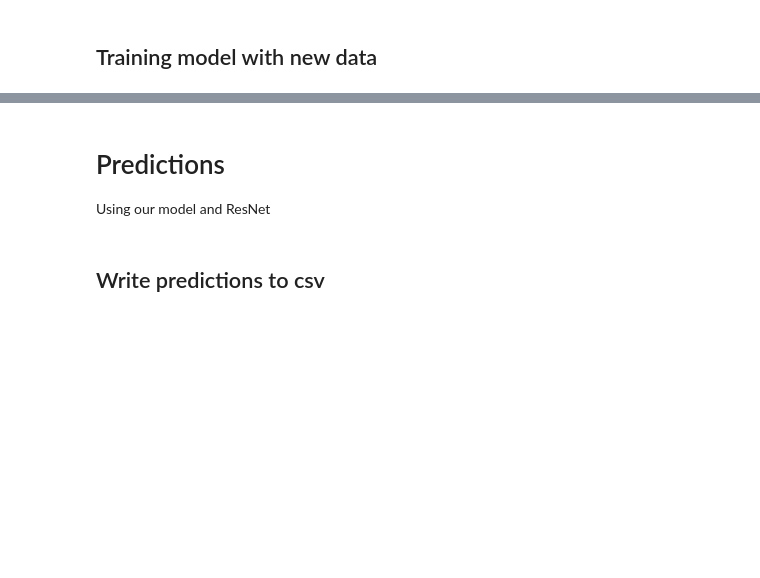
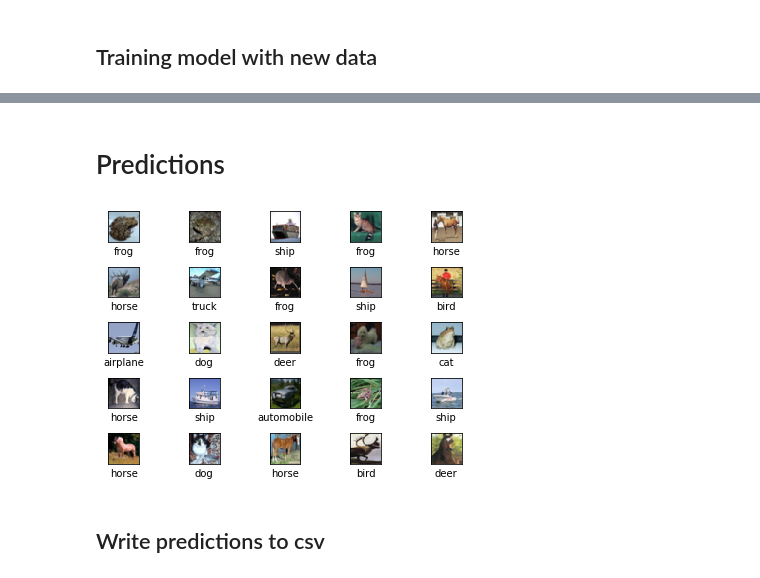
Before and after one commit to ryansun12/CSE142, a Jupyter notebook: Project 3.ipynb, the cells around one changed output, grey strips where cells are left out. Cells and saved outputs as stored; diff of their text form; code cells hidden in the pictures; blank space fills up the shorter version.

```diff
--- a/Project 3.ipynb
+++ b/Project 3.ipynb
@@ -413,3 +493,3 @@ output = tf.keras.layers.Dense(10, activation='softmax')(resnet.output)
 # %%
-res = tf.keras.models.Model(resnet.input, output)
-res.summary()
+resnet_model = tf.keras.models.load_model('resnet.h5')
+resnet_model.summary()
@@ -434,2 +498,27 @@ history = resnet_model.fit(train_images, train_labels, epochs=20, batch_size=32,
+# %%
+new_labels = [];
+new_images = [];
+
+for j,i in enumerate(unlabelled_data.iterrows()):
+    if j < 500:
+        new_images.append(get_image(i[0]))
+#         print(i[0])
+
+
+predictions = resnet_model.predict(np.array(new_images))
+for i in predictions:
+    new_labels.append(get_label(i))
+
+print(len(new_images), len(new_labels))
+
+new_train_images = np.concatenate((np.array(new_images), train_images), axis=0)
+
+#copy is original train_labels, n=2000, not encoded
+new_train_labels = np.concatenate((new_labels, copy), axis=0)
+new_train_labels = encode(new_train_labels)
+
+train_labels = np.array(new_train_labels[:2100])
+print(len(new_train_images),len(train_labels))
+print(len(test_labels), len(test_images))
 # %%
 resnet_model2 = tf.keras.models.Sequential()
@@ -448,4 +546,0 @@ history = resnet_model2.fit(new_train_images, new_train_labels, epochs=100,
-# %% [markdown]
-# Predictions
-
-Using our model and ResNet
@@ -451,0 +550,20 @@ Using our model and ResNet
+# %% [markdown]
+# Predictions
+# %%
+tests = []
+for i in range(25):
+    tests.append(get_test_image(i+25))
+
+predictions = new_model.predict(np.array(tests))
+
+for i in range(25):
+    plt.subplot(5,5,i+1)
+    plt.xticks([])
+    plt.yticks([])
+    plt.tight_layout()
+    plt.grid(False)
+    plt.imshow(tests[i])
+    plt.xlabel(get_label(predictions[i]))
+plt.show()
+# %% [output]
+[figure, added]
```
Also changed, not shown: parts of 31 cells of this notebook, 1 other file.
